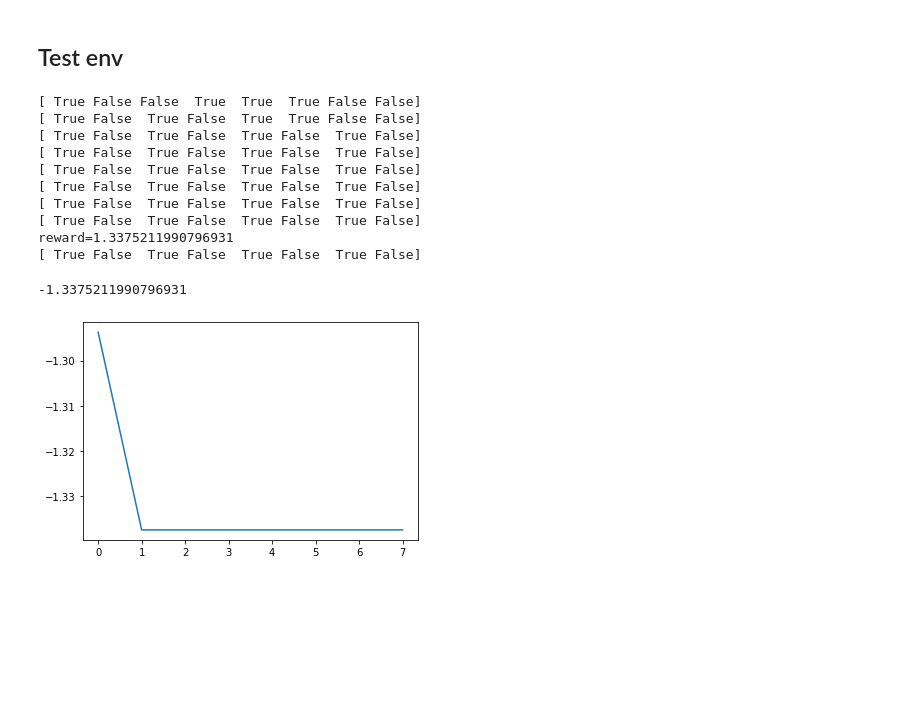
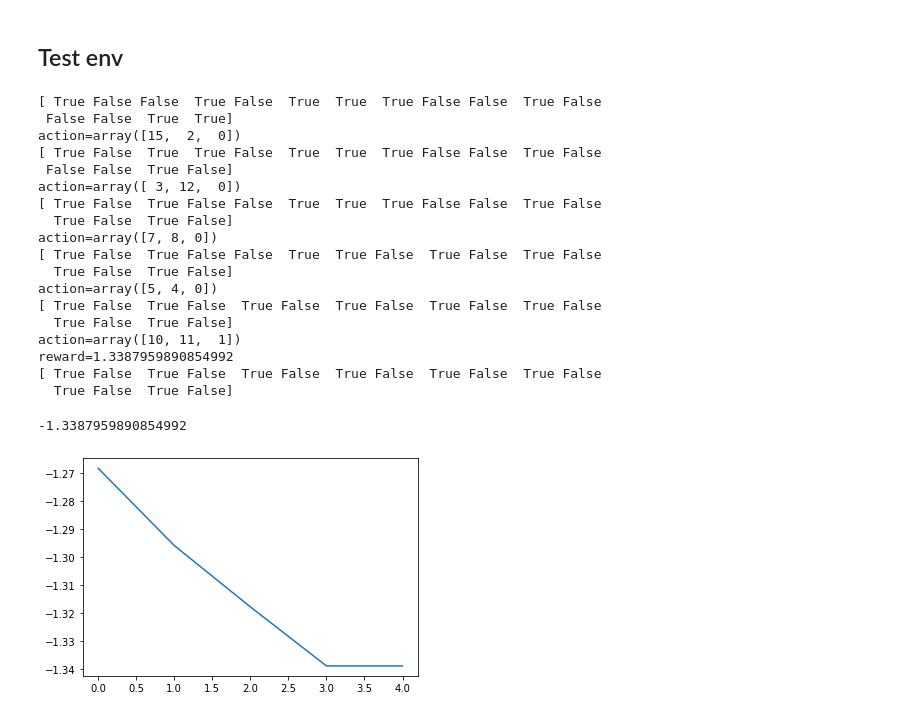
Before and after one commit to michelangelo21/lattice-models-RL, a Jupyter notebook: scripts/Falicov 1D.ipynb, the cells around one changed output. Cells and saved outputs as stored; diff of their text form; code cells hidden in the pictures; blank space fills up the shorter version.

```diff
--- a/scripts/Falicov 1D.ipynb
+++ b/scripts/Falicov 1D.ipynb
@@ -91,13 +92,12 @@ class CustomCNN(BaseFeaturesExtractor):
     def __init__(self, observation_space: gym.spaces.Box, features_dim: int = 256):
         super(CustomCNN, self).__init__(observation_space, features_dim)
         # Re-ordering will be done by pre-preprocessing or wrapper
-        n_input_channels = 1
-        self.cnn = nn.Sequential(
-            nn.Conv1d(n_input_channels, 32, kernel_size=3),
-            nn.BatchNorm1d(),
+        self.cnn = nn.Sequential( # 1 input channel
+            nn.Conv1d(1, 8, kernel_size=3, padding=0), # 8 possible combinations
+            nn.BatchNorm1d(8),
             nn.ReLU(),
-            nn.Conv1d(32, 64, kernel_size=3, stride=2, padding=0),
-            nn.BatchNorm1d(),
+            nn.Conv1d(8, 32, kernel_size=3, stride=1, padding=0),
+            nn.BatchNorm1d(32),
             nn.ReLU(),
             nn.Flatten(),
         )
@@ -129,7 +129,7 @@ policy_kwargs = dict(
     features_extractor_kwargs=dict(features_dim=128),
 )
 # %%
-side_length = 8
+side_length = 16
 env = gym.make(
     "gym_xymodel:falicovkimball1D-v0",
     L=side_length,
@@ -204,8 +176,8 @@ Logging to ../results/falicovkimball1D/2022-10-22T142108_L16_maskable/PPO_1
 date = datetime.now().strftime("%Y-%m-%dT%H%M%S")
 folder_path = f"../results/falicovkimball1D/{date}_L{side_length}_maskable_CNN"
 # model = PPO("MlpPolicy", env, tensorboard_log=folder_path)
-model = MaskablePPO("MlpPolicy", env, tensorboard_log=folder_path, verbose=1)
-model.learn(200_000)
+model = MaskablePPO("CnnPolicy", env, policy_kwargs=policy_kwargs, tensorboard_log=folder_path, verbose=1)
+model.learn(100_000)
 # evaluate_policy(model, env, n_eval_episodes=20, reward_threshold=90, warn=False)
 model.save(f"{folder_path}/model")
 # %% [output]
@@ -228,0 +201,5 @@ Logging to ../results/falicovkimball1D/2022-10-24T180638_L8_maskable_CNN/PPO_1
+# %%
+model.learn(100_000)
+# evaluate_policy(model, env, n_eval_episodes=20, reward_threshold=90, warn=False)
+model.save(f"{folder_path}/model")
+model.policy
@@ -231,32 +243,42 @@ Logging to ../results/falicovkimball1D/2022-10-24T180638_L8_maskable_CNN/PPO_1
 # %%
 energies = []
 obs = env.reset()
-for i in range(200):
+for i in range(20):
     print(env.state)
-    action, _state = model.predict(obs, deterministic=True)
+    action_masks = get_action_masks(env)
+    action, _state = model.predict(obs, action_masks=action_masks, deterministic=True)
+    print(f"{action=}")
     obs, reward, done, info = env.step(action)
     energies.append(env.compute_energy())
     if done:
         print(f"{reward=}")
         print(env.state)
         break
         # env.reset()
     # if i % 100 == 0:
     #   print(f"{i=}, {reward=}")
     #   env.render()
 
 plt.plot(energies)
 energies[-1]
 # %% [output]
-[ True False False  True  True  True False False]
-[ True False  True False  True  True False False]
-[ True False  True False  True False  True False]
-[ True False  True False  True False  True False]
-[ True False  True False  True False  True False]
-[ True False  True False  True False  True False]
-[ True False  True False  True False  True False]
-[ True False  True False  True False  True False]
-reward=1.3375211990796931
-[ True False  True False  True False  True False]
+[ True False False  True False  True  True  True False False  True False
+ False False  True  True]
+action=array([15,  2,  0])
+[ True False  True  True False  True  True  True False False  True False
+ False False  True False]
+action=array([ 3, 12,  0])
+[ True False  True False False  True  True  True False False  True False
+  True False  True False]
+action=array([7, 8, 0])
+[ True False  True False False  True  True False  True False  True False
+  True False  True False]
+action=array([5, 4, 0])
+[ True False  True False  True False  True False  True False  True False
+  True False  True False]
+action=array([10, 11,  1])
+reward=1.3387959890854992
+[ True False  True False  True False  True False  True False  True False
+  True False  True False]
--1.3375211990796931
+-1.3387959890854992
-[figure, old version]
+[figure, new version]
```
Also changed, not shown: parts of 8 cells of this notebook.
